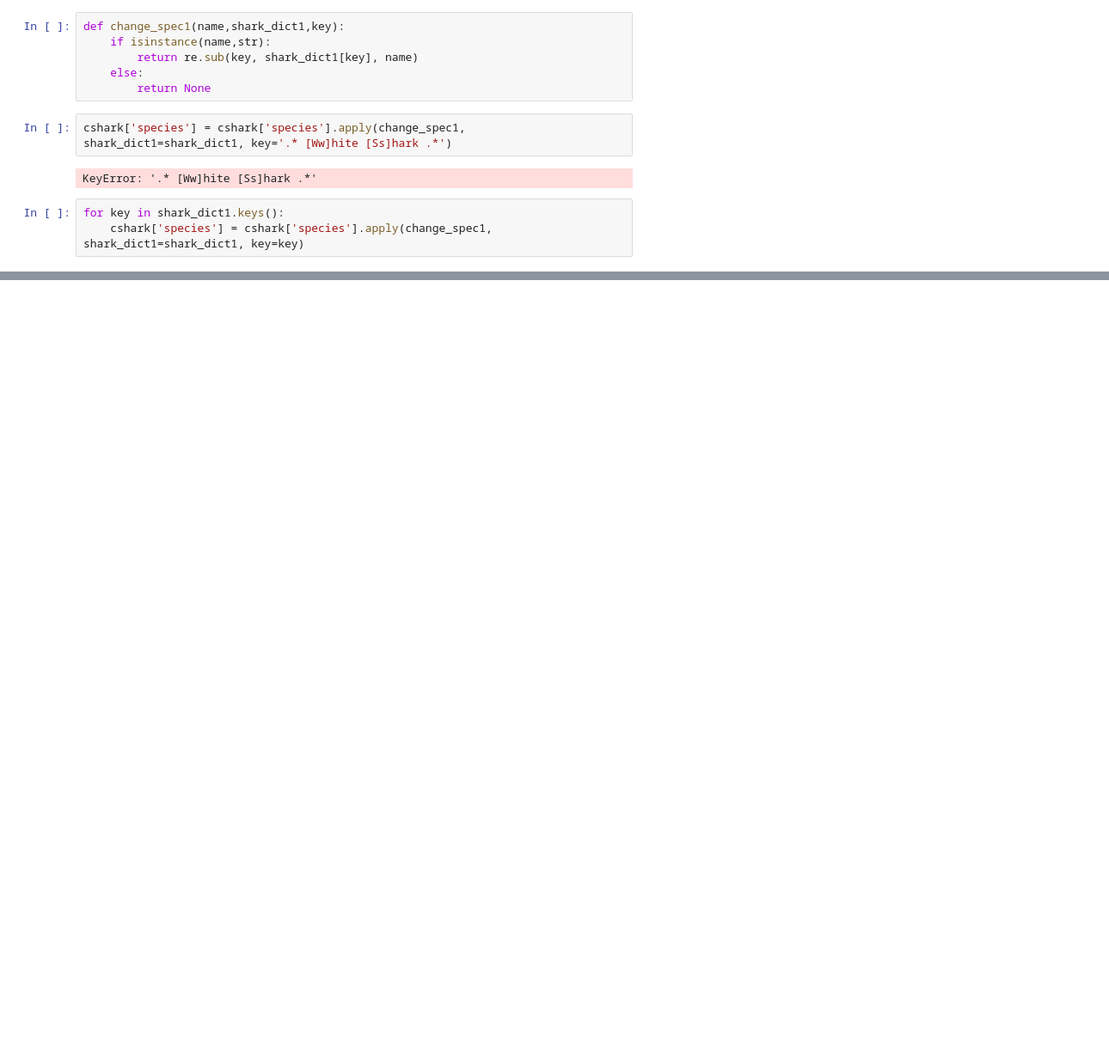
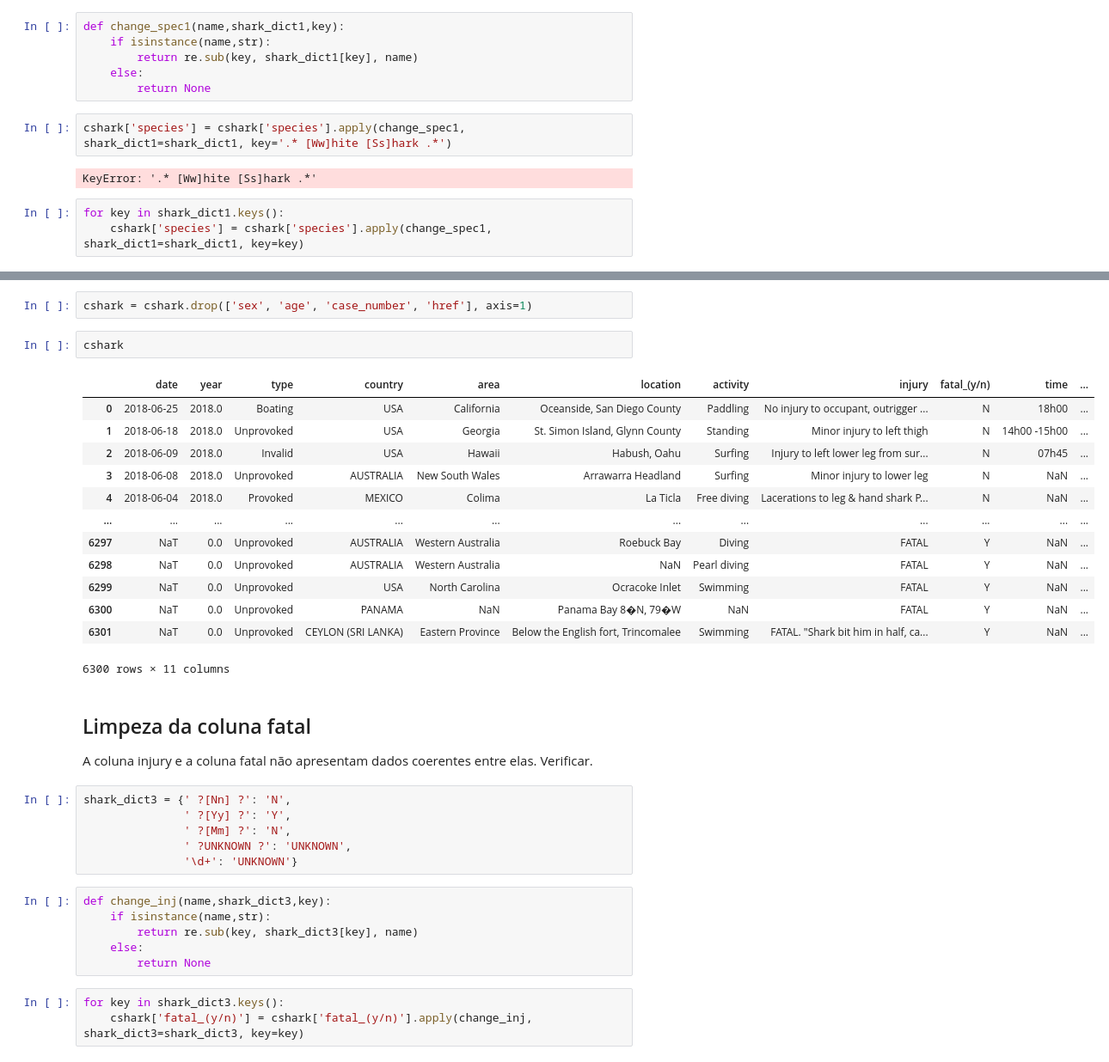
Before and after one commit to carlarbj/Shark_attack, a Jupyter notebook: Shark _attack_project.ipynb, the cells around one changed output, grey strips where cells are left out. Shown at 86% size. Saved outputs shown, nothing was run; the diff lists cells and outputs as text; blank space fills up the shorter version.

Commit message:
Coluna de fatalidades limpa

```diff
--- a/Shark _attack_project.ipynb
+++ b/Shark _attack_project.ipynb
@@ -468,0 +523,37 @@ array(['WhiteShark', None, '2 m shark', 'TigerShark', "Lemon shark, 3'",
+# %%
+cshark = cshark.drop(['sex', 'age', 'case_number', 'href'], axis=1)
+# %%
+cshark
+# %% [output]
+|  | date | year | type | country | area | location | activity | injury | fatal_(y/n) | time | ... |
+| 0 | 2018-06-25 | 2018.0 | Boating | USA | California | Oceanside, San Diego County | Paddling | No injury to occupant, outrigger ... | N | 18h00 | ... |
+| 1 | 2018-06-18 | 2018.0 | Unprovoked | USA | Georgia | St. Simon Island, Glynn County | Standing | Minor injury to left thigh | N | 14h00 -15h00 | ... |
+| 2 | 2018-06-09 | 2018.0 | Invalid | USA | Hawaii | Habush, Oahu | Surfing | Injury to left lower leg from sur... | N | 07h45 | ... |
+| 3 | 2018-06-08 | 2018.0 | Unprovoked | AUSTRALIA | New South Wales | Arrawarra Headland | Surfing | Minor injury to lower leg | N | NaN | ... |
+| 4 | 2018-06-04 | 2018.0 | Provoked | MEXICO | Colima | La Ticla | Free diving | Lacerations to leg & hand shark P... | N | NaN | ... |
+| ... | ... | ... | ... | ... | ... | ... | ... | ... | ... | ... | ... |
+| 6297 | NaT | 0.0 | Unprovoked | AUSTRALIA | Western Australia | Roebuck Bay | Diving | FATAL | Y | NaN | ... |
+| 6298 | NaT | 0.0 | Unprovoked | AUSTRALIA | Western Australia | NaN | Pearl diving | FATAL | Y | NaN | ... |
+| 6299 | NaT | 0.0 | Unprovoked | USA | North Carolina | Ocracoke Inlet | Swimming | FATAL | Y | NaN | ... |
+| 6300 | NaT | 0.0 | Unprovoked | PANAMA | NaN | Panama Bay 8�N, 79�W | NaN | FATAL | Y | NaN | ... |
+| 6301 | NaT | 0.0 | Unprovoked | CEYLON (SRI LANKA) | Eastern Province | Below the English fort, Trincomalee | Swimming | FATAL. "Shark bit him in half, ca... | Y | NaN | ... |
+6300 rows × 11 columns
+# %% [markdown]
+## Limpeza da coluna fatal
+
+A coluna injury e a coluna fatal não apresentam dados coerentes entre elas. Verificar.
+# %%
+shark_dict3 = {' ?[Nn] ?': 'N',
+               ' ?[Yy] ?': 'Y',
+               ' ?[Mm] ?': 'N',
+               ' ?UNKNOWN ?': 'UNKNOWN',
+               '\d+': 'UNKNOWN'}
+# %%
+def change_inj(name,shark_dict3,key):
+    if isinstance(name,str):
+        return re.sub(key, shark_dict3[key], name)
+    else:
+        return None
+# %%
+for key in shark_dict3.keys():
+    cshark['fatal_(y/n)'] = cshark['fatal_(y/n)'].apply(change_inj, shark_dict3=shark_dict3, key=key)
```
Also changed, not shown: parts of 13 cells of this notebook.
